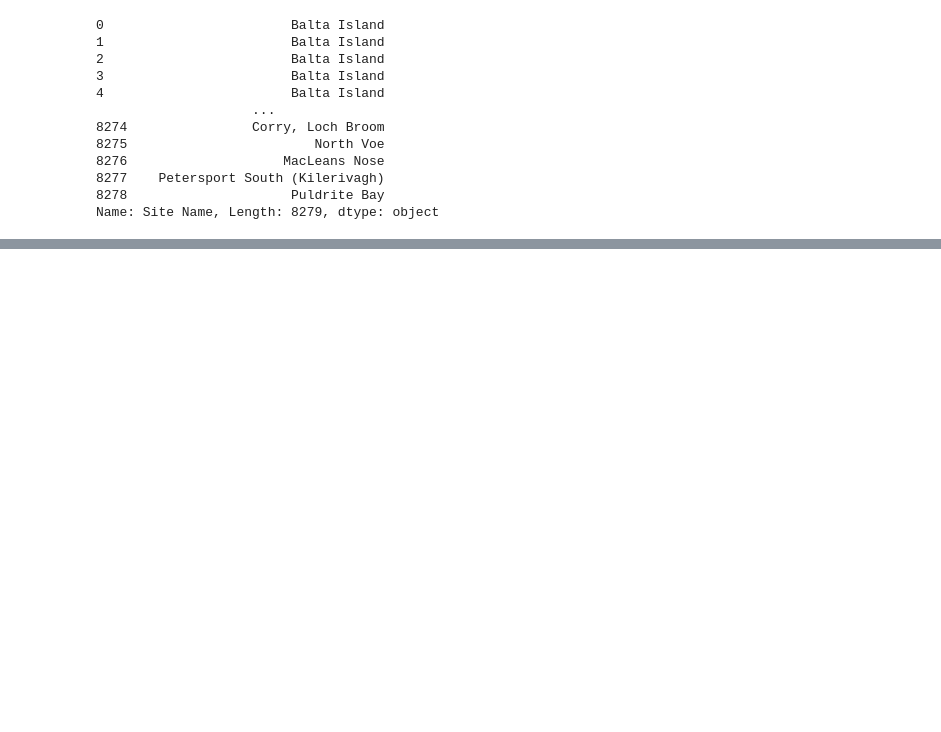
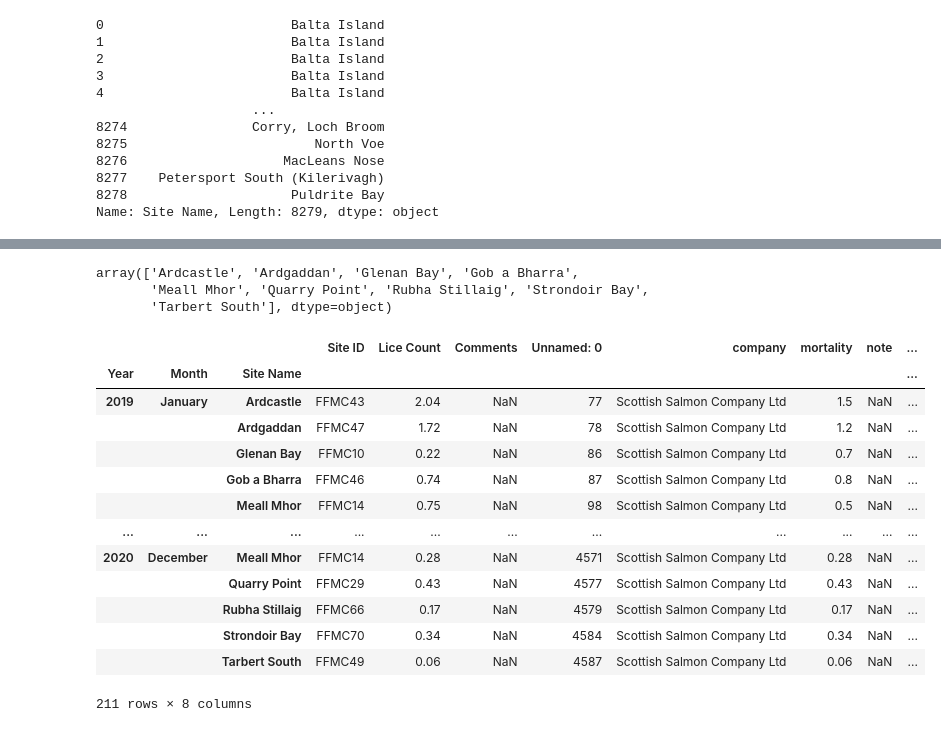
Before and after one commit to resistance-modelling/slim, a Jupyter notebook: slim/surveys/scraper.ipynb, the cells around one changed output, grey strips where cells are left out. Cells and saved outputs as stored; diff of their text form; code cells hidden in the pictures; blank space fills up the shorter version.

```diff
--- a/slim/surveys/scraper.ipynb
+++ b/slim/surveys/scraper.ipynb
@@ -107,5 +107,13 @@ def collate_years(range_):
 # %%
 # This is going to take some time
 
-df = collate_years(range(2019, 2021))
+REPORT_LOCATION = "output/reports/SS-full-2019-2020.csv"
+if not Path(REPORT_LOCATION).exists():
+    df = collate_years(range(2019, 2021))
+    df = df.replace({"Ardgadden": "Ardgaddan", "Ardcastle Bay": "Ardcastle"})
+    df.to_csv(REPORT_LOCATION)
+else:
+    df = pd.read_csv(REPORT_LOCATION)
+
+df
 # %% [output]
@@ -224,0 +196,6 @@ linnhe_data_joined
+# %%
+from slim.simulation.config import Config
+
+config = Config("config_data/config.json", "config_data/Fyne_complete")
+farm_names = [farm.name for farm in config.farms]
+farm_names
@@ -224,0 +212,3 @@ linnhe_data_joined
+# %%
+df_fyne = df[df["site"].isin(farm_names)]
+df_fyne
@@ -224,0 +229,3 @@ linnhe_data_joined
+# %%
+fyne_sites_data = lice_counts_2019[lice_counts_2019["Site Name"].isin(farm_names)]
+fyne_sites_data
@@ -225,3 +266,31 @@ linnhe_data_joined
+# %%
+fyne_sites_data["Site Name"].unique()
+# %% [output]
+array(['Ardcastle', 'Ardgaddan', 'Glenan Bay', 'Gob a Bharra',
+       'Meall Mhor', 'Quarry Point', 'Rubha Stillaig', 'Strondoir Bay',
+       'Tarbert South'], dtype=object)
+# %%
+# We are ready to join the two dataframes
+
+fyne_data_joined = fyne_sites_data.set_index(["Year", "Month", "Site Name"])\
+                    .join(df_fyne.set_index(["year", "month", "site"]).rename_axis(["Year", "Month", "Site Name"]),
+                          how="right")
+fyne_data_joined
+# %% [output]
+|  |  |  | Site ID | Lice Count | Comments | Unnamed: 0 | company | mortality | note | ... |
+| Year | Month | Site Name |  |  |  |  |  |  |  | ... |
+| 2019 | January | Ardcastle | FFMC43 | 2.04 | NaN | 77 | Scottish Salmon Company Ltd | 1.5 | NaN | ... |
+|  |  | Ardgaddan | FFMC47 | 1.72 | NaN | 78 | Scottish Salmon Company Ltd | 1.2 | NaN | ... |
+|  |  | Glenan Bay | FFMC10 | 0.22 | NaN | 86 | Scottish Salmon Company Ltd | 0.7 | NaN | ... |
+|  |  | Gob a Bharra | FFMC46 | 0.74 | NaN | 87 | Scottish Salmon Company Ltd | 0.8 | NaN | ... |
+|  |  | Meall Mhor | FFMC14 | 0.75 | NaN | 98 | Scottish Salmon Company Ltd | 0.5 | NaN | ... |
+| ... | ... | ... | ... | ... | ... | ... | ... | ... | ... | ... |
+| 2020 | December | Meall Mhor | FFMC14 | 0.28 | NaN | 4571 | Scottish Salmon Company Ltd | 0.28 | NaN | ... |
+|  |  | Quarry Point | FFMC29 | 0.43 | NaN | 4577 | Scottish Salmon Company Ltd | 0.43 | NaN | ... |
+|  |  | Rubha Stillaig | FFMC66 | 0.17 | NaN | 4579 | Scottish Salmon Company Ltd | 0.17 | NaN | ... |
+|  |  | Strondoir Bay | FFMC70 | 0.34 | NaN | 4584 | Scottish Salmon Company Ltd | 0.34 | NaN | ... |
+|  |  | Tarbert South | FFMC49 | 0.06 | NaN | 4587 | Scottish Salmon Company Ltd | 0.06 | NaN | ... |
+211 rows × 8 columns
 # %%
 # final clean-ups
 
```
Also changed, not shown: parts of 15 cells of this notebook, 11 other files.
